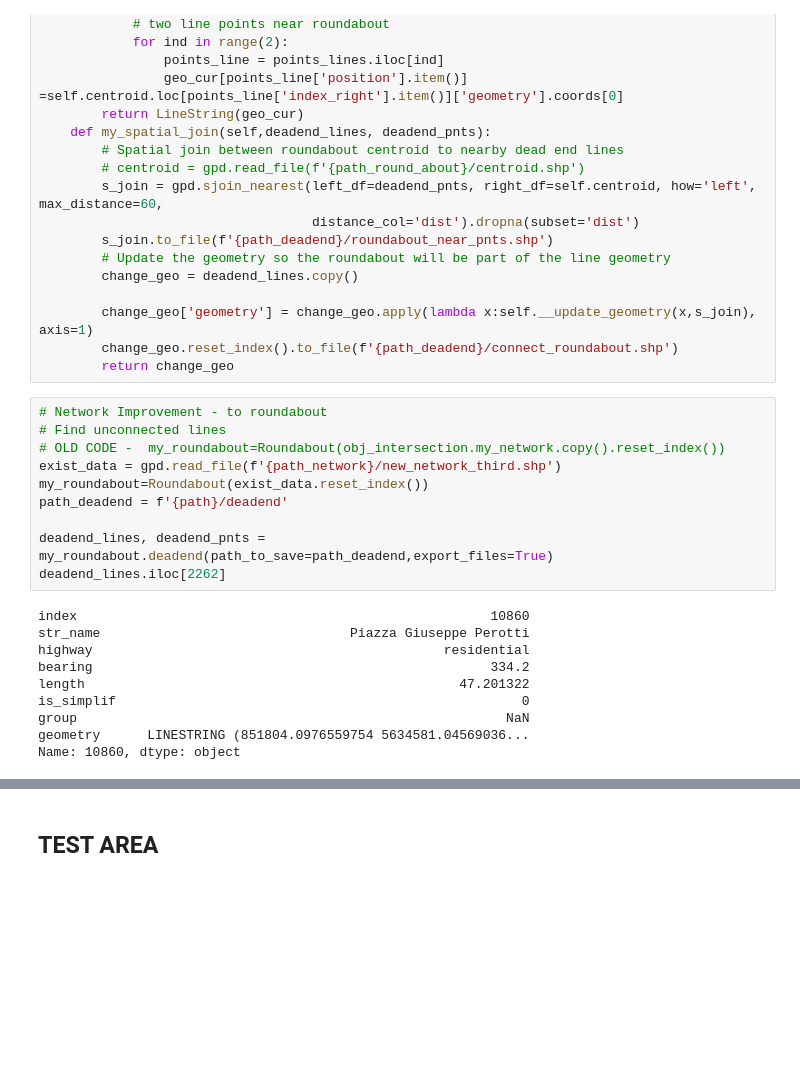
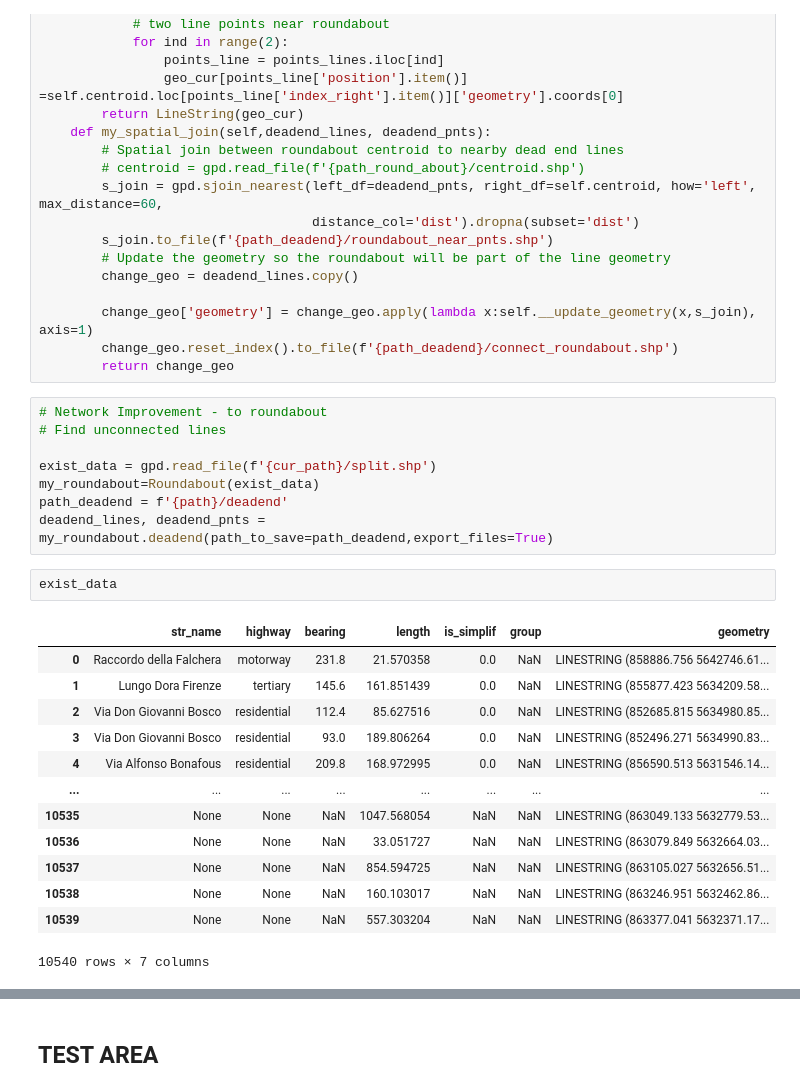
Before and after one commit to achic19/micro_walking, a Jupyter notebook: notebook/output/turin/data_from_osm.ipynb, the cells around one changed output, grey strips where cells are left out. Drawn from its saved outputs; the diff is of its cells as text; blank space fills up the shorter version.

```diff
--- a/notebook/output/turin/data_from_osm.ipynb
+++ b/notebook/output/turin/data_from_osm.ipynb
@@ -504,20 +508,24 @@ class Roundabout(EnvEntity):
 # %%
 # Network Improvement - to roundabout
 # Find unconnected lines
-# OLD CODE -  my_roundabout=Roundabout(obj_intersection.my_network.copy().reset_index())
-exist_data = gpd.read_file(f'{path_network}/new_network_third.shp')
-my_roundabout=Roundabout(exist_data.reset_index())
+
+exist_data = gpd.read_file(f'{cur_path}/split.shp')
+my_roundabout=Roundabout(exist_data)
 path_deadend = f'{path}/deadend'
-
 deadend_lines, deadend_pnts = my_roundabout.deadend(path_to_save=path_deadend,export_files=True)
-deadend_lines.iloc[2262]
-# %% [output]
-index                                                     10860
-str_name                                Piazza Giuseppe Perotti
-highway                                             residential
-bearing                                                   334.2
-length                                                47.201322
-is_simplif                                                    0
-group                                                       NaN
-geometry      LINESTRING (851804.0976559754 5634581.04569036...
-Name: 10860, dtype: object
+# %%
+exist_data
+# %% [output]
+|  | str_name | highway | bearing | length | is_simplif | group | geometry |
+| 0 | Raccordo della Falchera | motorway | 231.8 | 21.570358 | 0.0 | NaN | LINESTRING (858886.756 5642746.61... |
+| 1 | Lungo Dora Firenze | tertiary | 145.6 | 161.851439 | 0.0 | NaN | LINESTRING (855877.423 5634209.58... |
+| 2 | Via Don Giovanni Bosco | residential | 112.4 | 85.627516 | 0.0 | NaN | LINESTRING (852685.815 5634980.85... |
+| 3 | Via Don Giovanni Bosco | residential | 93.0 | 189.806264 | 0.0 | NaN | LINESTRING (852496.271 5634990.83... |
+| 4 | Via Alfonso Bonafous | residential | 209.8 | 168.972995 | 0.0 | NaN | LINESTRING (856590.513 5631546.14... |
+| ... | ... | ... | ... | ... | ... | ... | ... |
+| 10535 | None | None | NaN | 1047.568054 | NaN | NaN | LINESTRING (863049.133 5632779.53... |
+| 10536 | None | None | NaN | 33.051727 | NaN | NaN | LINESTRING (863079.849 5632664.03... |
+| 10537 | None | None | NaN | 854.594725 | NaN | NaN | LINESTRING (863105.027 5632656.51... |
+| 10538 | None | None | NaN | 160.103017 | NaN | NaN | LINESTRING (863246.951 5632462.86... |
+| 10539 | None | None | NaN | 557.303204 | NaN | NaN | LINESTRING (863377.041 5632371.17... |
+10540 rows × 7 columns
```
Also changed, not shown: parts of 8 cells of this notebook.
